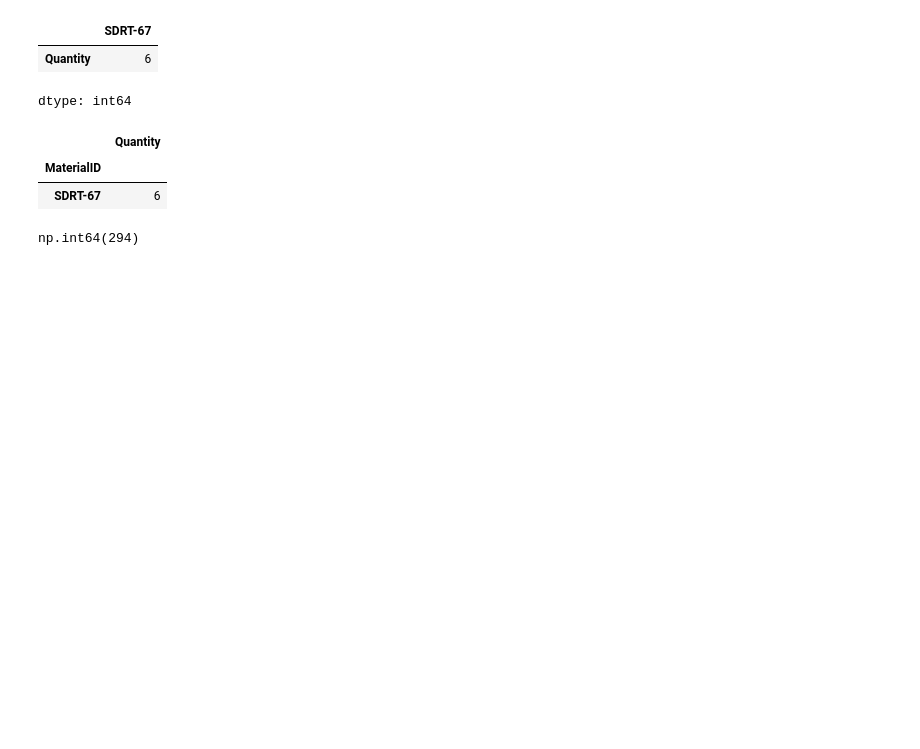
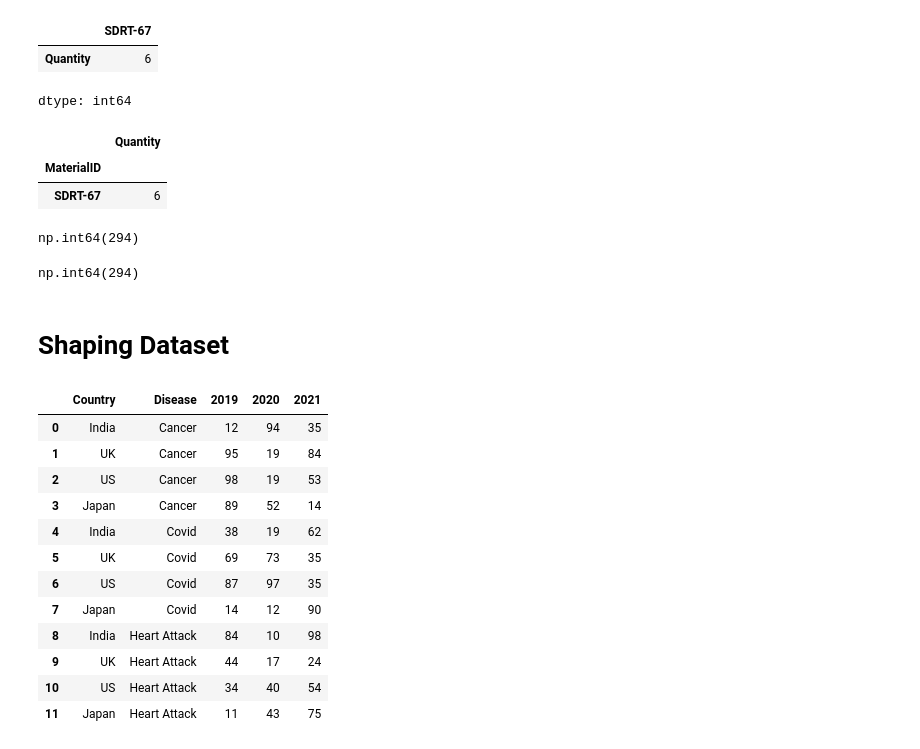
Before and after one commit to Omkar210/Statistics-and-ML, a Jupyter notebook: Day5.ipynb, the cells around one changed output. Drawn from its saved outputs; the diff is of its cells as text; code cells hidden in the pictures; blank space fills up the shorter version.

```diff
--- a/Day5.ipynb
+++ b/Day5.ipynb
@@ -99,3 +101,26 @@ d1.iloc[np.where(d1.index=='SDRT-67')[0]]
 grp1.Quantity.agg(['mean','sum','size']).loc['SDRT-67','sum']
 # %% [output]
 np.int64(294)
+# %%
+grp1.Quantity.agg(['mean','sum','size']).iloc[4,1]
+# %% [output]
+np.int64(294)
+# %% [markdown]
+# Shaping Dataset
+# %%
+df = pd.read_excel('CDAC_DataBook.xlsx',sheet_name='Health')
+df
+# %% [output]
+|  | Country | Disease | 2019 | 2020 | 2021 |
+| 0 | India | Cancer | 12 | 94 | 35 |
+| 1 | UK | Cancer | 95 | 19 | 84 |
+| 2 | US | Cancer | 98 | 19 | 53 |
+| 3 | Japan | Cancer | 89 | 52 | 14 |
+| 4 | India | Covid | 38 | 19 | 62 |
+| 5 | UK | Covid | 69 | 73 | 35 |
+| 6 | US | Covid | 87 | 97 | 35 |
+| 7 | Japan | Covid | 14 | 12 | 90 |
+| 8 | India | Heart Attack | 84 | 10 | 98 |
+| 9 | UK | Heart Attack | 44 | 17 | 24 |
+| 10 | US | Heart Attack | 34 | 40 | 54 |
+| 11 | Japan | Heart Attack | 11 | 43 | 75 |
```
Also changed, not shown: parts of 13 cells of this notebook.
